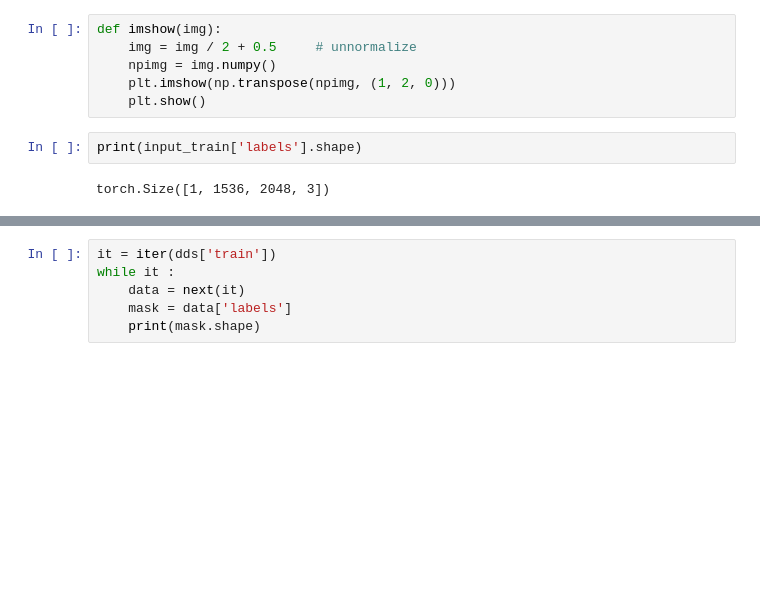
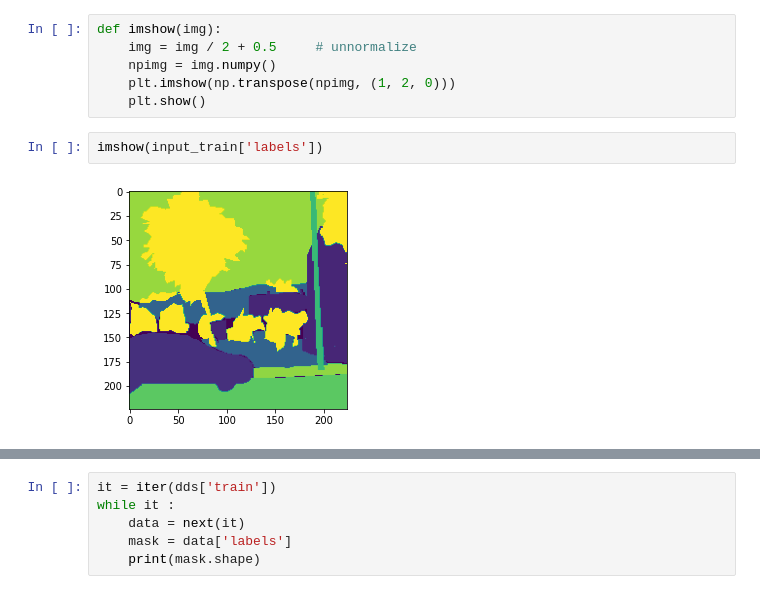
Before and after one commit to MeliLuca/MasterThesis, a Jupyter notebook: ResNet_specificCifar.ipynb, the cells around one changed output, grey strips where cells are left out. Drawn from its saved outputs; the diff is of its cells as text; blank space fills up the shorter version.

```diff
--- a/ResNet_specificCifar.ipynb
+++ b/ResNet_specificCifar.ipynb
@@ -584,9 +586,9 @@ def imshow(img):
     plt.imshow(np.transpose(npimg, (1, 2, 0)))
     plt.show()
 # %%
-print(input_train['labels'].shape)
+imshow(input_train['labels'])
 # %% [output]
-torch.Size([1, 1536, 2048, 3])
+[figure, added]
 # %%
 imshow(input_train['images'].squeeze())
 # %% [output]
```
Also changed, not shown: parts of 2 cells of this notebook, 4 other files.
